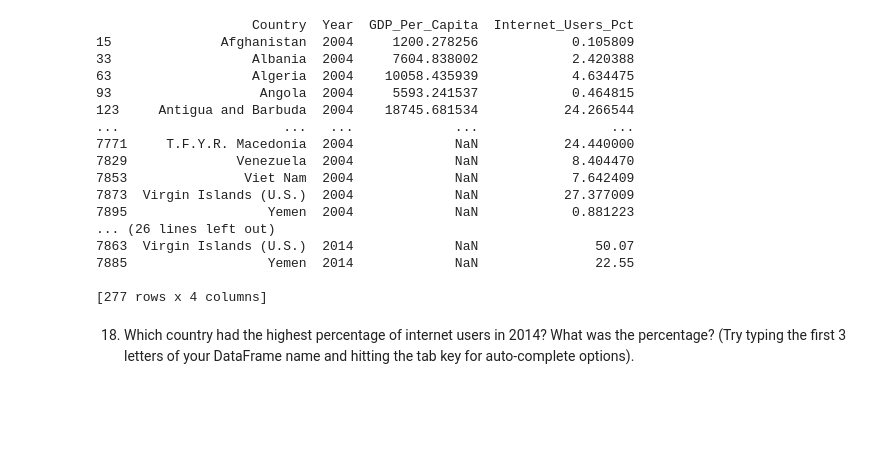
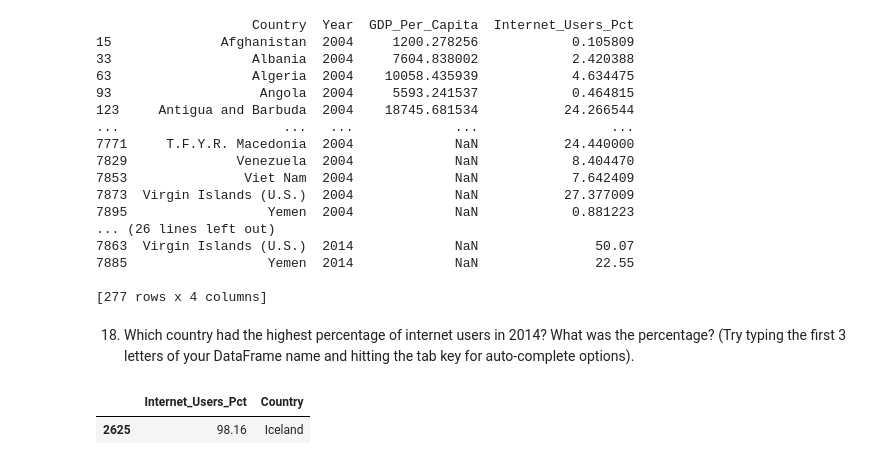
Before and after one commit to NSS-Data-Analytics-Cohort-6/gdp-and-internet-usage-Megan1034, a Jupyter notebook: notebooks/GDP_project.ipynb, the cells around one changed output. Saved outputs shown, nothing was run; the diff lists cells and outputs as text; code cells hidden in the pictures; blank space fills up the shorter version.

```diff
--- a/notebooks/GDP_project.ipynb
+++ b/notebooks/GDP_project.ipynb
@@ -291,3 +291,8 @@ print(sub14)
 [277 rows x 4 columns]
 # %% [markdown]
 18. Which country had the highest percentage of internet users in 2014? What was the percentage? (Try typing the first 3 letters of your DataFrame name and hitting the tab key for auto-complete options).
+# %%
+sub14.sort_values(by=['Internet_Users_Pct'], ascending=False).head(1).filter(items=['Internet_Users_Pct', 'Country'])
+# %% [output]
+|  | Internet_Users_Pct | Country |
+| 2625 | 98.16 | Iceland |
```
Also changed, not shown: parts of 20 cells of this notebook.
